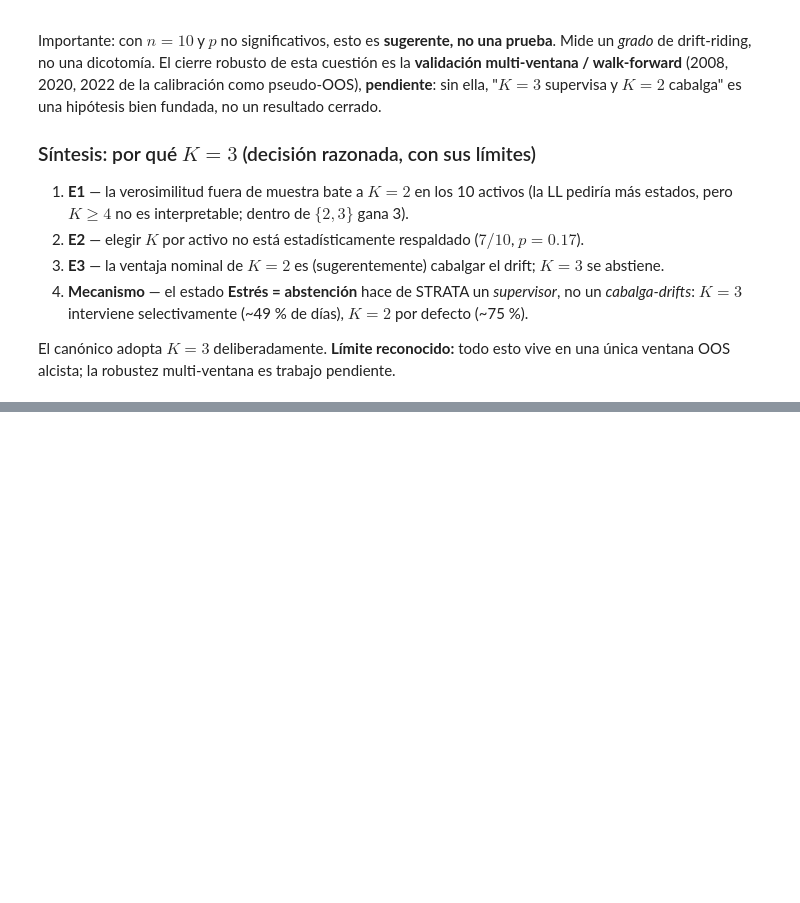
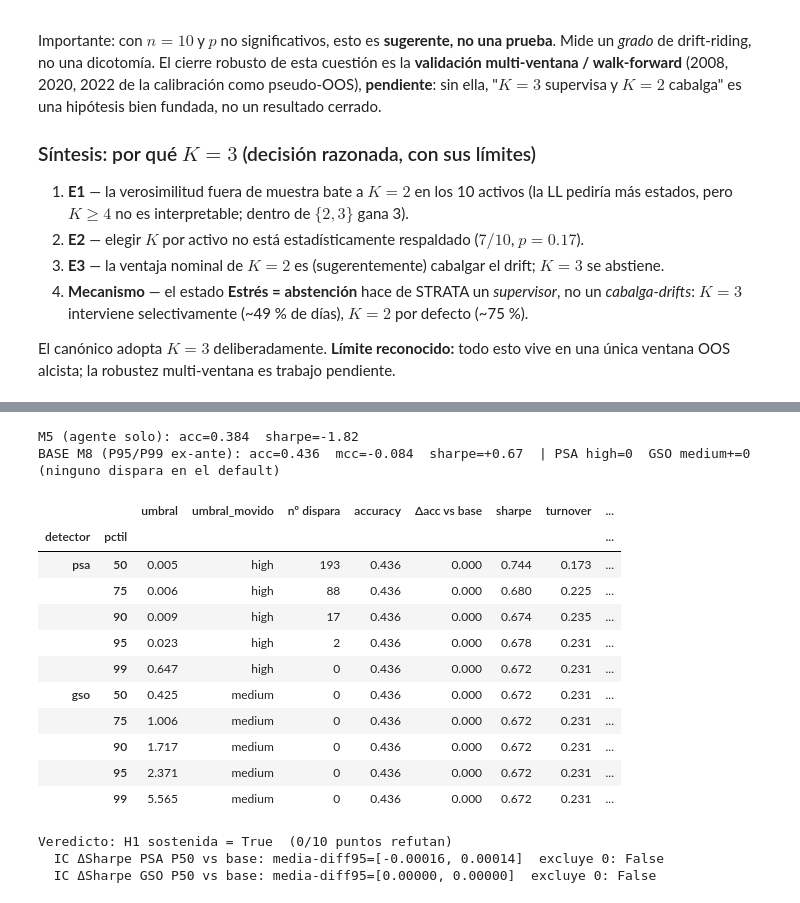
Before and after one commit to RaquelGarciah/Real-time-statistical-supervision-of-an-AI-trading-agent, a Jupyter notebook: notebooks/experimentos.ipynb, the cells around one changed output, grey strips where cells are left out. Saved outputs shown, nothing was run; the diff lists cells and outputs as text; code cells hidden in the pictures; blank space fills up the shorter version.

```diff
--- a/notebooks/experimentos.ipynb
+++ b/notebooks/experimentos.ipynb
@@ -192,0 +205,38 @@ ventana OOS alcista; la robustez multi-ventana es trabajo pendiente.
+# %%
+s4 = load("psa_gso_threshold_sensitivity")
+b, m5 = s4["base"], s4["m5"]
+print(f"M5 (agente solo): acc={m5['accuracy']:.3f}  sharpe={m5['sharpe_causal']:+.2f}")
+print(f"BASE M8 (P95/P99 ex-ante): acc={b['accuracy']:.3f}  mcc={b['mcc']:+.3f}  sharpe={b['sharpe_causal']:+.2f}"
+      f"  | PSA high={b['n_psa_high']}  GSO medium+={b['n_gso_medium_plus']}  (ninguno dispara en el default)")
+
+rows = [{"detector": p["detector"], "pctil": p["pctile"], "umbral": round(p["thresh"], 3),
+         "umbral_movido": p["umbral_movido"], "nº dispara": p["n_intervenciones_detector"],
+         "accuracy": p["accuracy"], "Δacc vs base": p["delta_accuracy_vs_base"],
+         "sharpe": p["sharpe_causal"], "turnover": p["turnover"],
+         "McNemar p (vs base)": p["mcnemar_vs_base"]["p"], "b/c": f"{p['mcnemar_vs_base']['b']}/{p['mcnemar_vs_base']['c']}",
+         "¿refuta H1?": p["refuta_h1"]}
+        for p in s4["sweep"]]
+display(pd.DataFrame(rows).set_index(["detector", "pctil"]))
+print(f"\nVeredicto: H1 sostenida = {s4['verdict']['h1_sostenida']}  ({s4['verdict']['n_puntos_refutan']}/"
+      f"{s4['meta']['n_trials']} puntos refutan)")
+for ci in s4["ci_sharpe_extreme_vs_base"]:
+    print(f"  IC ΔSharpe {ci['detector'].upper()} P50 vs base: media-diff95=[{ci['ci95_low_meandiff']:.5f}, "
+          f"{ci['ci95_high_meandiff']:.5f}]  excluye 0: {ci['excluye_cero']}")
+# %% [output]
+M5 (agente solo): acc=0.384  sharpe=-1.82
+BASE M8 (P95/P99 ex-ante): acc=0.436  mcc=-0.084  sharpe=+0.67  | PSA high=0  GSO medium+=0  (ninguno dispara en el default)
+|  |  | umbral | umbral_movido | nº dispara | accuracy | Δacc vs base | sharpe | turnover | ... |
+| detector | pctil |  |  |  |  |  |  |  | ... |
+| psa | 50 | 0.005 | high | 193 | 0.436 | 0.000 | 0.744 | 0.173 | ... |
+|  | 75 | 0.006 | high | 88 | 0.436 | 0.000 | 0.680 | 0.225 | ... |
+|  | 90 | 0.009 | high | 17 | 0.436 | 0.000 | 0.674 | 0.235 | ... |
+|  | 95 | 0.023 | high | 2 | 0.436 | 0.000 | 0.678 | 0.231 | ... |
+|  | 99 | 0.647 | high | 0 | 0.436 | 0.000 | 0.672 | 0.231 | ... |
+| gso | 50 | 0.425 | medium | 0 | 0.436 | 0.000 | 0.672 | 0.231 | ... |
+|  | 75 | 1.006 | medium | 0 | 0.436 | 0.000 | 0.672 | 0.231 | ... |
+|  | 90 | 1.717 | medium | 0 | 0.436 | 0.000 | 0.672 | 0.231 | ... |
+|  | 95 | 2.371 | medium | 0 | 0.436 | 0.000 | 0.672 | 0.231 | ... |
+|  | 99 | 5.565 | medium | 0 | 0.436 | 0.000 | 0.672 | 0.231 | ... |
+Veredicto: H1 sostenida = True  (0/10 puntos refutan)
+  IC ΔSharpe PSA P50 vs base: media-diff95=[-0.00016, 0.00014]  excluye 0: False
+  IC ΔSharpe GSO P50 vs base: media-diff95=[0.00000, 0.00000]  excluye 0: False
```
Also changed, not shown: parts of 2 cells of this notebook, 4 other files.
